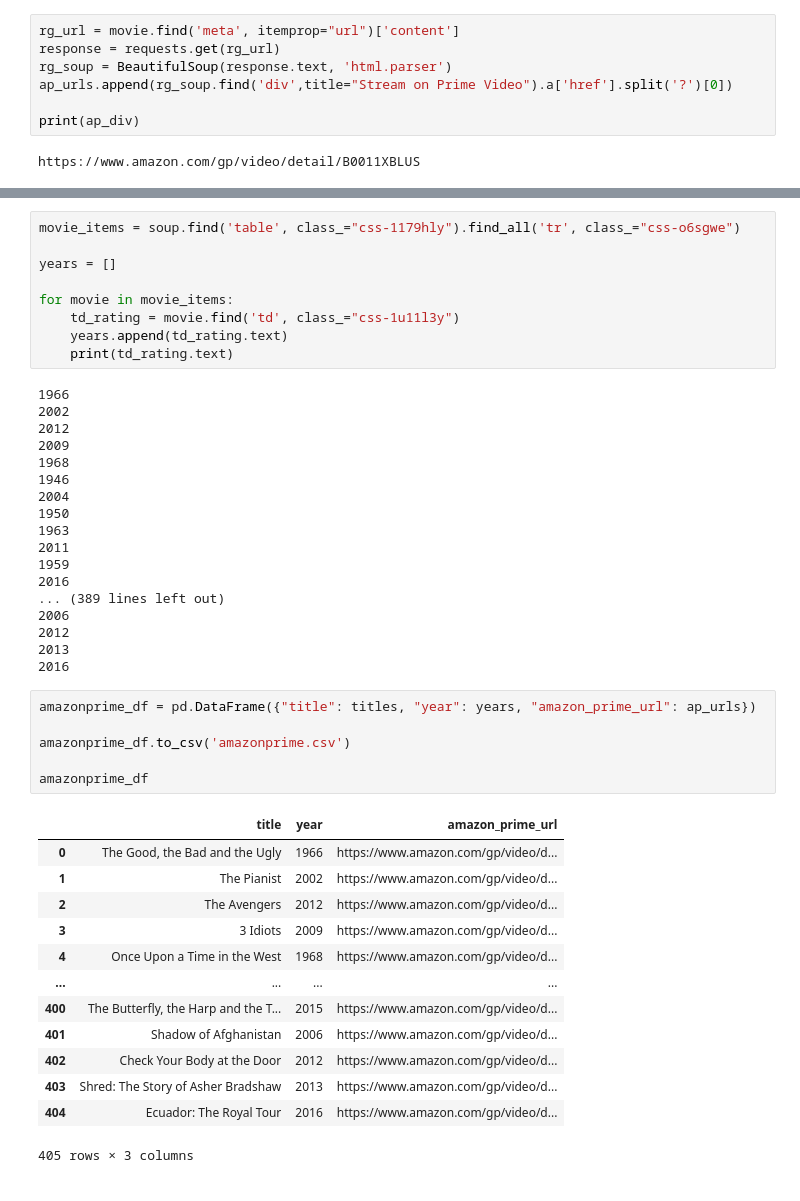
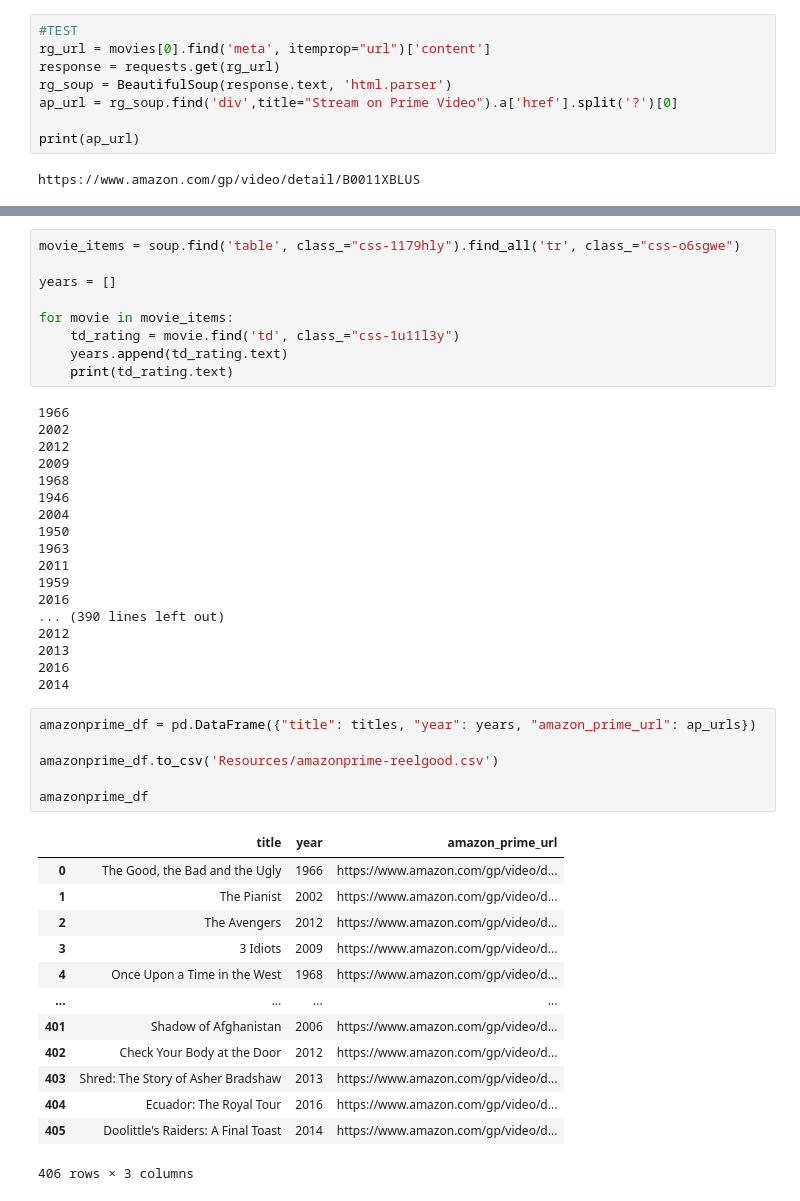
Before and after one commit to BryanWilsonRU/SolitoRylaBryan_ETL, a Jupyter notebook: amazon-prime-movies-reelgood.ipynb, the cells around one changed output, grey strips where cells are left out. Cells and saved outputs as stored; diff of their text form.

```diff
--- a/amazon-prime-movies-reelgood.ipynb
+++ b/amazon-prime-movies-reelgood.ipynb
@@ -77,10 +78,11 @@ movies
 # %%
-rg_url = movie.find('meta', itemprop="url")['content']
+#TEST
+rg_url = movies[0].find('meta', itemprop="url")['content']
 response = requests.get(rg_url)
 rg_soup = BeautifulSoup(response.text, 'html.parser')
-ap_urls.append(rg_soup.find('div',title="Stream on Prime Video").a['href'].split('?')[0])
+ap_url = rg_soup.find('div',title="Stream on Prime Video").a['href'].split('?')[0]
 
-print(ap_div)
+print(ap_url)
 # %% [output]
 https://www.amazon.com/gp/video/detail/B0011XBLUS
 # %%
@@ -134,28 +136,28 @@ for movie in movie_items:
 2011
 1959
 2016
-... (389 lines left out)
-2006
+... (390 lines left out)
 2012
 2013
 2016
+2014
 # %%
 amazonprime_df = pd.DataFrame({"title": titles, "year": years, "amazon_prime_url": ap_urls})
 
-amazonprime_df.to_csv('amazonprime.csv')
+amazonprime_df.to_csv('Resources/amazonprime-reelgood.csv')
 
 amazonprime_df
 # %% [output]
 |  | title | year | amazon_prime_url |
 | 0 | The Good, the Bad and the Ugly | 1966 | https://www.amazon.com/gp/video/d... |
 | 1 | The Pianist | 2002 | https://www.amazon.com/gp/video/d... |
 | 2 | The Avengers | 2012 | https://www.amazon.com/gp/video/d... |
 | 3 | 3 Idiots | 2009 | https://www.amazon.com/gp/video/d... |
 | 4 | Once Upon a Time in the West | 1968 | https://www.amazon.com/gp/video/d... |
 | ... | ... | ... | ... |
-| 400 | The Butterfly, the Harp and the T... | 2015 | https://www.amazon.com/gp/video/d... |
 | 401 | Shadow of Afghanistan | 2006 | https://www.amazon.com/gp/video/d... |
 | 402 | Check Your Body at the Door | 2012 | https://www.amazon.com/gp/video/d... |
 | 403 | Shred: The Story of Asher Bradshaw | 2013 | https://www.amazon.com/gp/video/d... |
 | 404 | Ecuador: The Royal Tour | 2016 | https://www.amazon.com/gp/video/d... |
+| 405 | Doolittle's Raiders: A Final Toast | 2014 | https://www.amazon.com/gp/video/d... |
-405 rows × 3 columns
+406 rows × 3 columns
```
Also changed, not shown: parts of 3 cells of this notebook, 8 other files.
